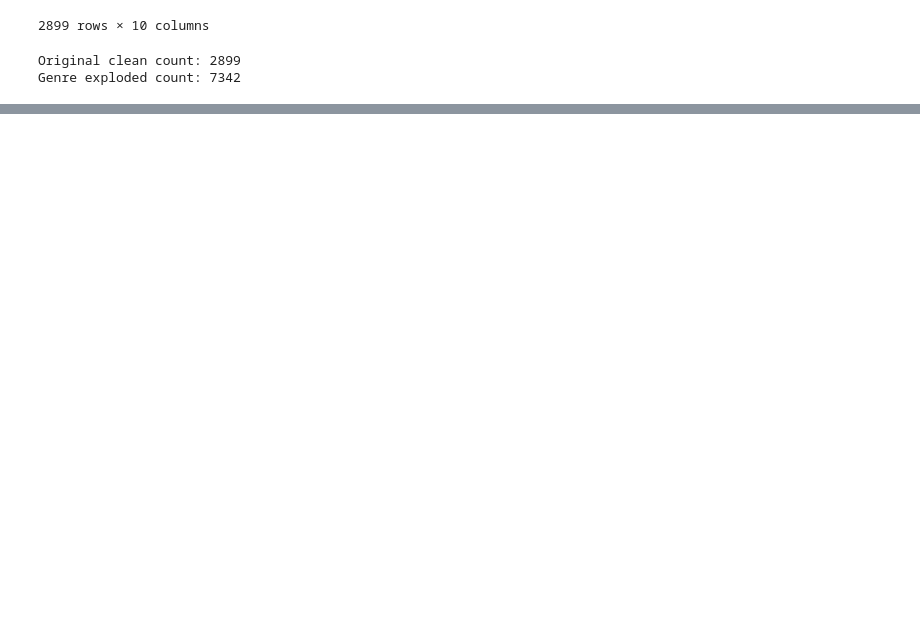
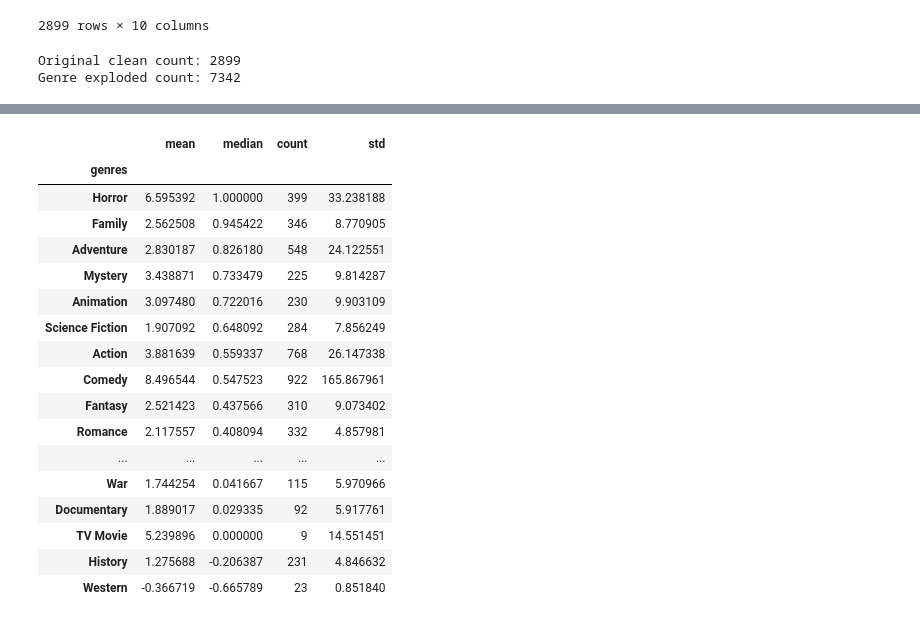
Before and after one commit to diegopetrola/moviedb-data-analysis, a Jupyter notebook: main.ipynb, the cells around one changed output, grey strips where cells are left out. Cells and saved outputs as stored; diff of their text form; code cells hidden in the pictures; blank space fills up the shorter version.

```diff
--- a/main.ipynb
+++ b/main.ipynb
@@ -224,0 +285,26 @@ Name: roi, dtype: float64
+# %%
+genre_analysis = df_genres.groupby("genres")["roi"].agg(
+    ["mean", "median", "count", "std"]
+)
+genre_analysis = genre_analysis.sort_values(by="median", ascending=False)
+
+genre_analysis
+# %% [output]
+|  | mean | median | count | std |
+| genres |  |  |  |  |
+| Horror | 6.595392 | 1.000000 | 399 | 33.238188 |
+| Family | 2.562508 | 0.945422 | 346 | 8.770905 |
+| Adventure | 2.830187 | 0.826180 | 548 | 24.122551 |
+| Mystery | 3.438871 | 0.733479 | 225 | 9.814287 |
+| Animation | 3.097480 | 0.722016 | 230 | 9.903109 |
+| Science Fiction | 1.907092 | 0.648092 | 284 | 7.856249 |
+| Action | 3.881639 | 0.559337 | 768 | 26.147338 |
+| Comedy | 8.496544 | 0.547523 | 922 | 165.867961 |
+| Fantasy | 2.521423 | 0.437566 | 310 | 9.073402 |
+| Romance | 2.117557 | 0.408094 | 332 | 4.857981 |
+| ... | ... | ... | ... | ... |
+| War | 1.744254 | 0.041667 | 115 | 5.970966 |
+| Documentary | 1.889017 | 0.029335 | 92 | 5.917761 |
+| TV Movie | 5.239896 | 0.000000 | 9 | 14.551451 |
+| History | 1.275688 | -0.206387 | 231 | 4.846632 |
+| Western | -0.366719 | -0.665789 | 23 | 0.851840 |
```
Also changed, not shown: parts of 9 cells of this notebook.
